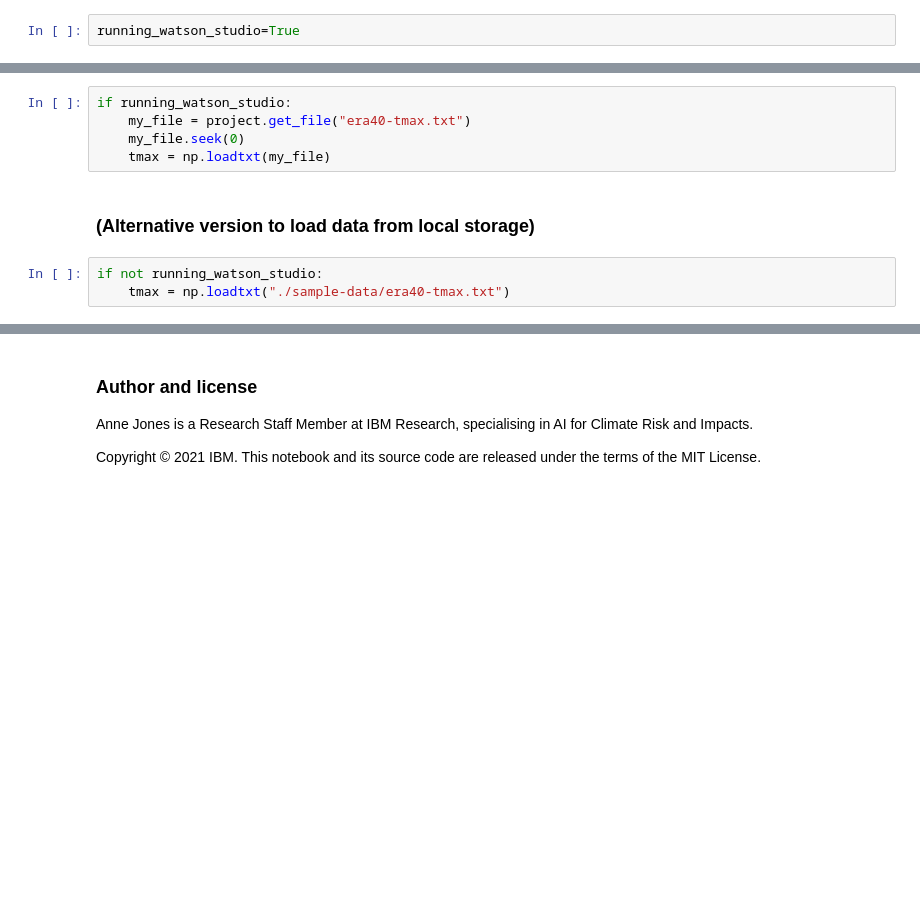
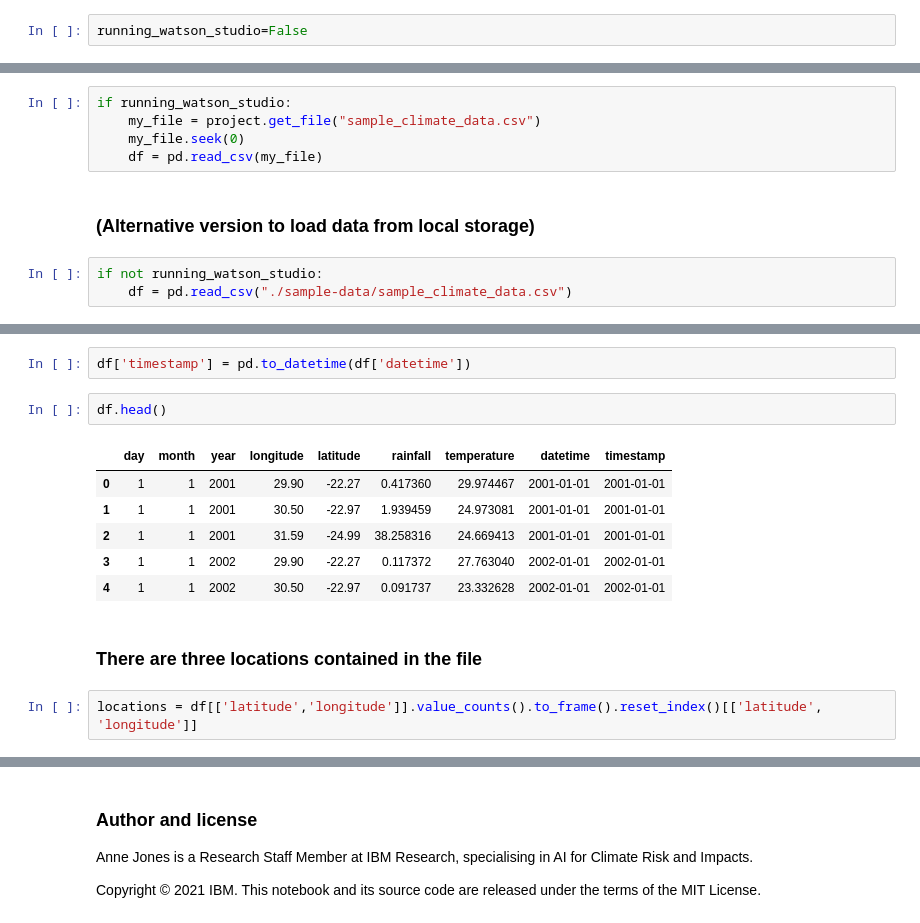
Before and after one commit to C2MA-workshop/c2ma-tutorials, a Jupyter notebook: Tutorial_1_Plot_External_Data.ipynb, the cells around one changed output, grey strips where cells are left out. Cells and saved outputs as stored; diff of their text form; blank space fills up the shorter version.

Commit message:
PAIRS data for tutorial, added no PAIRS version of tutorial 3

```diff
--- a/Tutorial_1_Plot_External_Data.ipynb
+++ b/Tutorial_1_Plot_External_Data.ipynb
@@ -10,7 +10,7 @@ In this tutorial you will:
 # %% [markdown]
 ### Toggle here to run on Watson Studio or locally
 # %%
-running_watson_studio=True
+running_watson_studio=False
 # %% [markdown]
 ### First, upload sample  data to IBM Cloud
 # %% [markdown]
@@ -41,11 +42,11 @@ from plotly.subplots import make_subplots
 ### Load the data from the project assets
 # %%
 if running_watson_studio:
-    my_file = project.get_file("era40-tmax.txt")
+    my_file = project.get_file("sample_climate_data.csv")
     my_file.seek(0)
-    tmax = np.loadtxt(my_file)
+    df = pd.read_csv(my_file)
 # %% [markdown]
 ### (Alternative version to load data from local storage)
 # %%
 if not running_watson_studio:
-    tmax = np.loadtxt("./sample-data/era40-tmax.txt")
+    df = pd.read_csv("./sample-data/sample_climate_data.csv")
@@ -101,0 +62,15 @@ times = [datetime_from_index(it, 1962) for it in range(tmax.shape[2])]
+# %%
+df['timestamp'] = pd.to_datetime(df['datetime'])
+# %%
+df.head()
+# %% [output]
+|  | day | month | year | longitude | latitude | rainfall | temperature | datetime | timestamp |
+| 0 | 1 | 1 | 2001 | 29.90 | -22.27 | 0.417360 | 29.974467 | 2001-01-01 | 2001-01-01 |
+| 1 | 1 | 1 | 2001 | 30.50 | -22.97 | 1.939459 | 24.973081 | 2001-01-01 | 2001-01-01 |
+| 2 | 1 | 1 | 2001 | 31.59 | -24.99 | 38.258316 | 24.669413 | 2001-01-01 | 2001-01-01 |
+| 3 | 1 | 1 | 2002 | 29.90 | -22.27 | 0.117372 | 27.763040 | 2002-01-01 | 2002-01-01 |
+| 4 | 1 | 1 | 2002 | 30.50 | -22.97 | 0.091737 | 23.332628 | 2002-01-01 | 2002-01-01 |
+# %% [markdown]
+### There are three locations contained in the file
+# %%
+locations = df[['latitude','longitude']].value_counts().to_frame().reset_index()[['latitude', 'longitude']]
```
Also changed, not shown: parts of 17 cells of this notebook, 6 other files.
